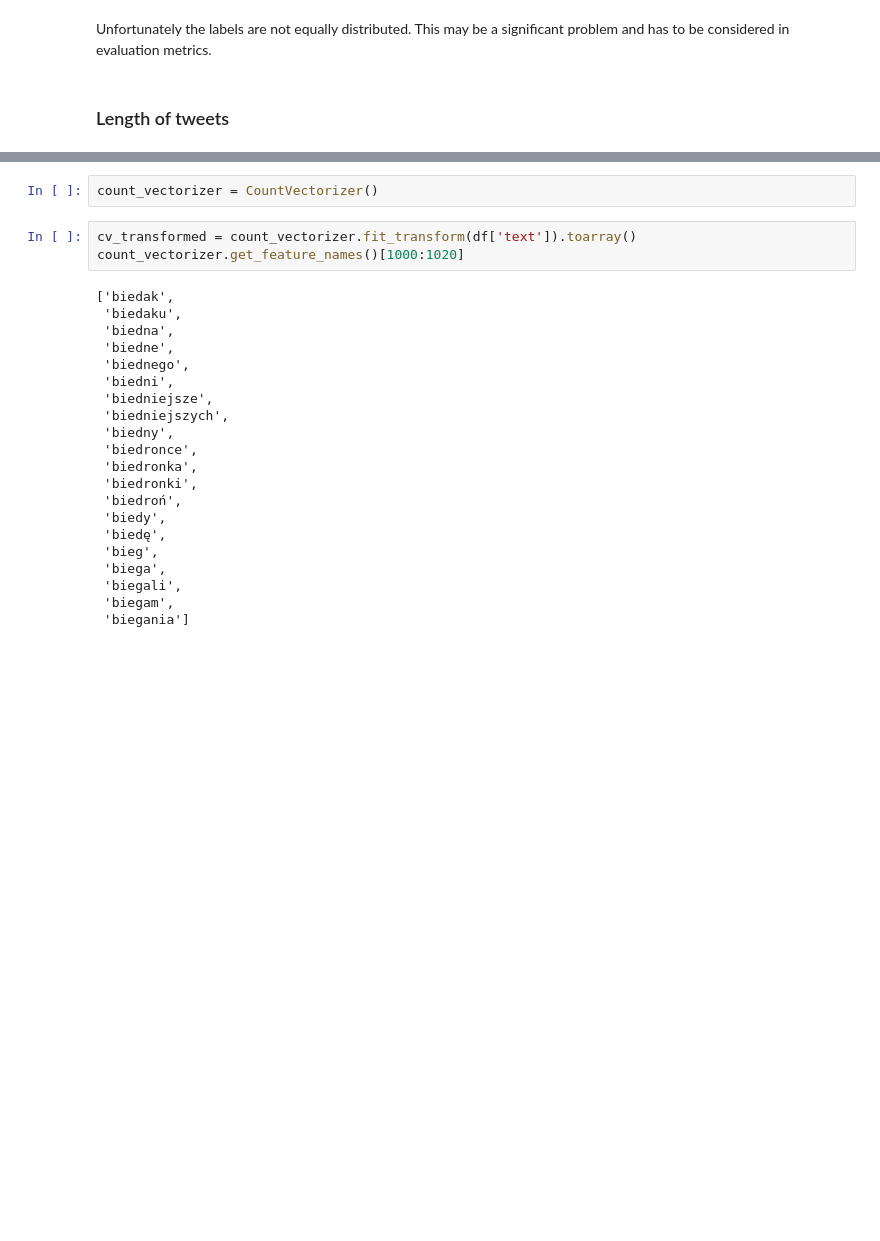
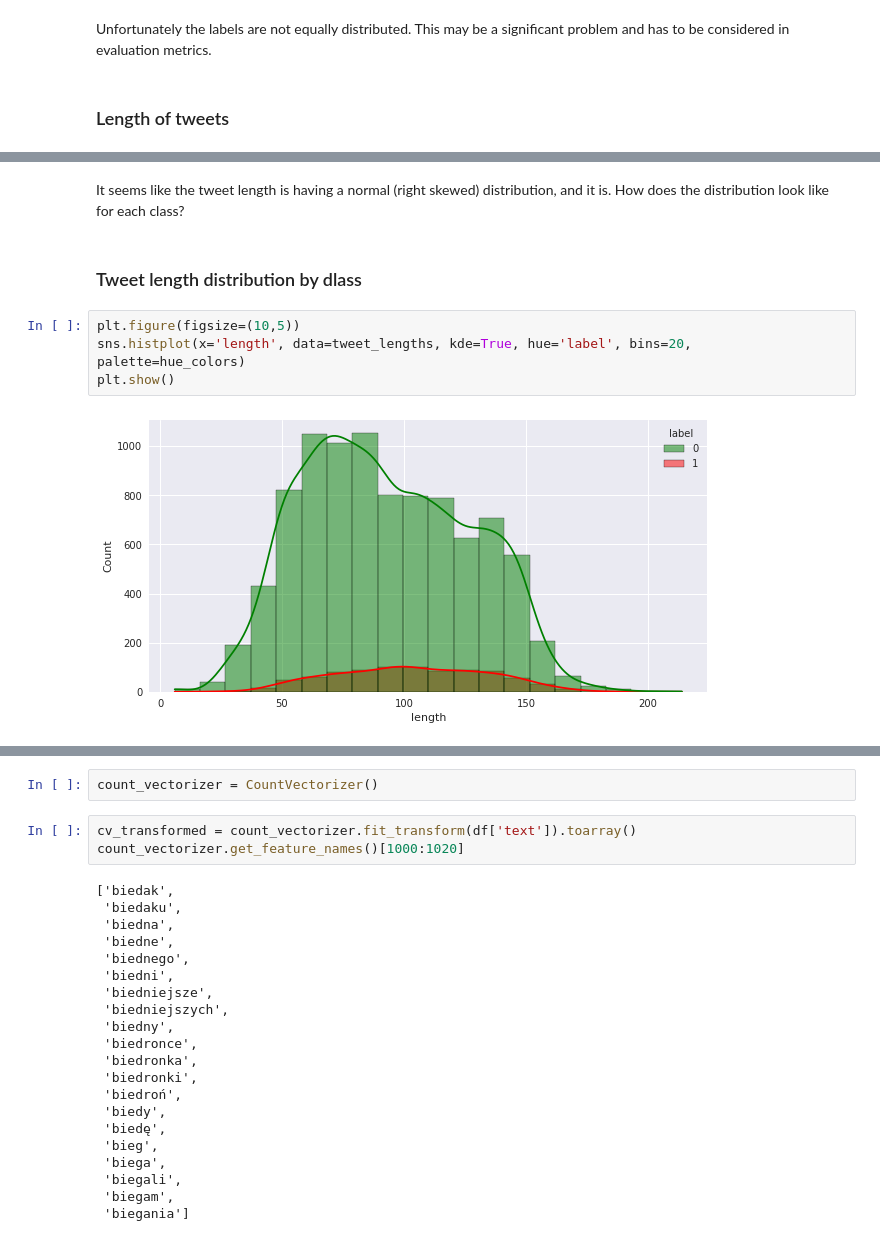
Before and after one commit to JakubTomaszewski/NLP-Sentiment-Analysis, a Jupyter notebook: EDA.ipynb, the cells around one changed output, grey strips where cells are left out. Drawn from its saved outputs; the diff is of its cells as text; blank space fills up the shorter version.

```diff
--- a/EDA.ipynb
+++ b/EDA.ipynb
@@ -168,0 +193,10 @@ Median tweet length: 91
+# %% [markdown]
+It seems like the tweet length is having a normal (right skewed) distribution, and it is. How does the distribution look like for each class?
+# %% [markdown]
+### Tweet length distribution by dlass
+# %%
+plt.figure(figsize=(10,5))
+sns.histplot(x='length', data=tweet_lengths, kde=True, hue='label', bins=20, palette=hue_colors)
+plt.show()
+# %% [output]
+[figure, added]
```
Also changed, not shown: parts of 146 cells of this notebook.
